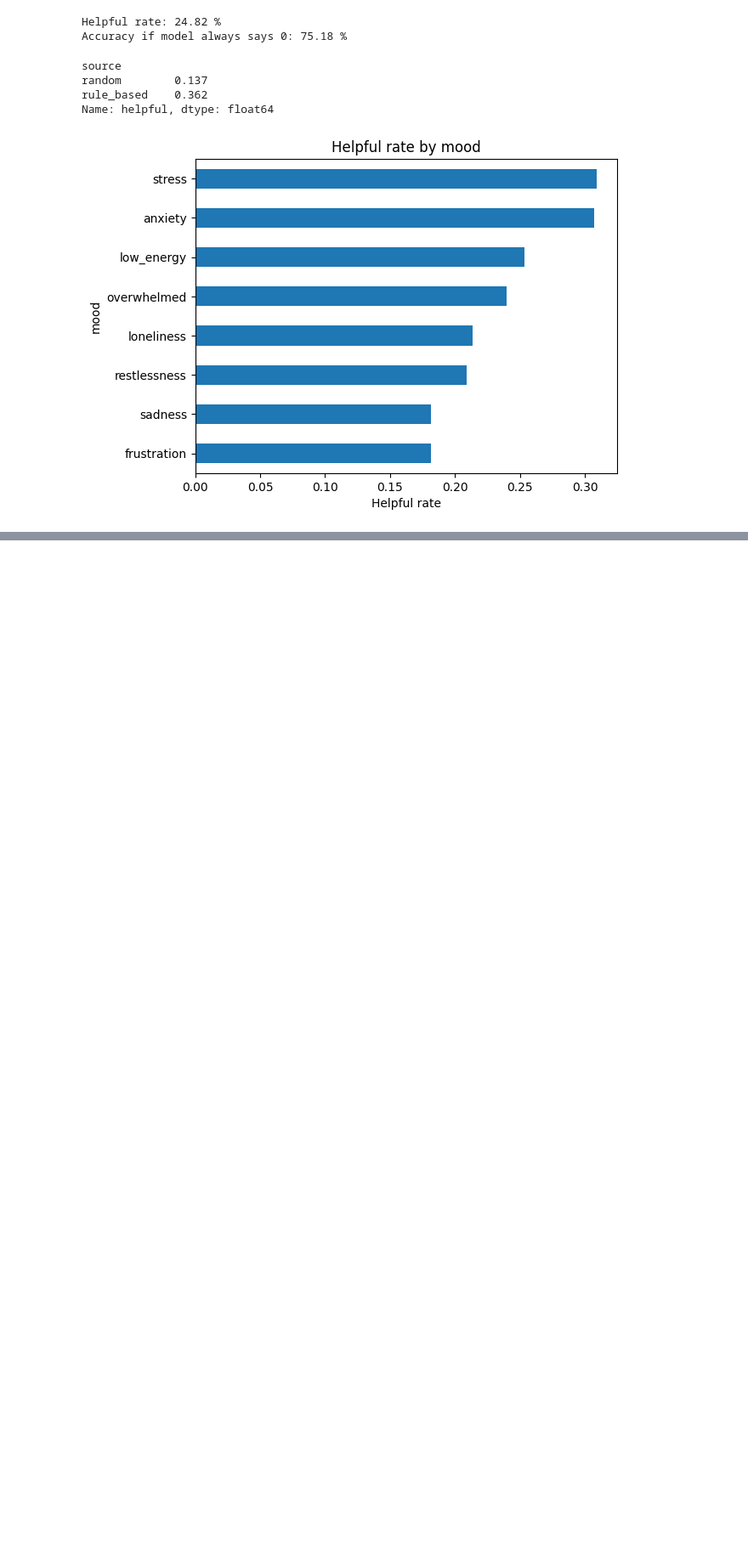
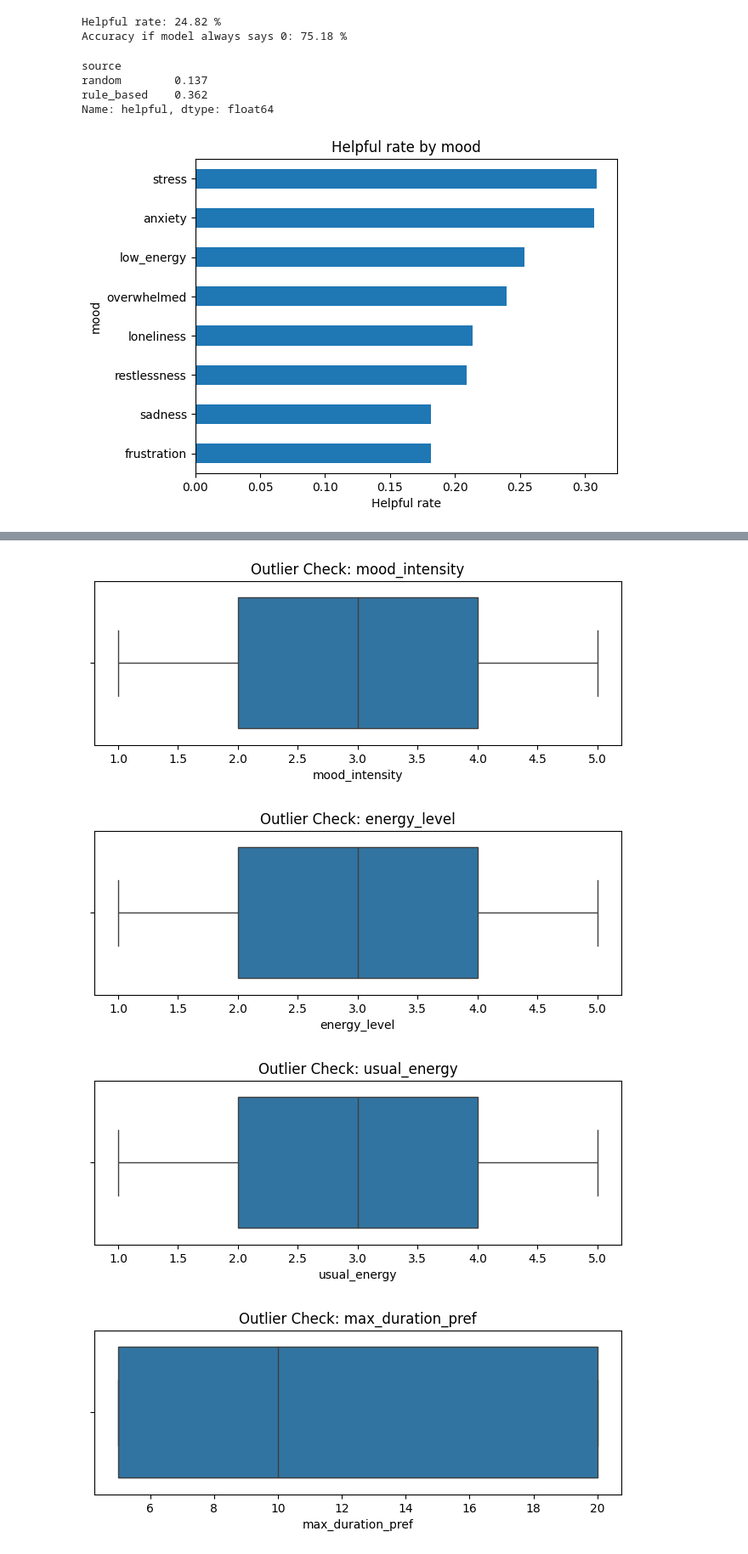
Before and after one commit to imsomya22092005-bot/Mindora, a Jupyter notebook: personalized_suggestion/personalized_coping_recommendation_model.ipynb, the cells around one changed output, grey strips where cells are left out. Shown at 85% size. Cells and saved outputs as stored; diff of their text form; code cells hidden in the pictures; blank space fills up the shorter version.

Commit message:
data cleaning checks

```diff
--- a/personalized_suggestion/personalized_coping_recommendation_model.ipynb
+++ b/personalized_suggestion/personalized_coping_recommendation_model.ipynb
@@ -112,0 +117,4 @@ plt.show()
+# %%
+print("Unknown or blank values:")
+for col in df.select_dtypes(include="object").columns:
+    print(col, (df[col].isin(["?", "Unknown", ""])).sum())
@@ -112,0 +149,15 @@ plt.show()
+# %%
+num_check_cols = [
+    "mood_intensity", "energy_level", "usual_energy",
+    "max_duration_pref", "energy_required", "duration_min", "difficulty"
+]
+for col in num_check_cols:
+    plt.figure(figsize=(8, 2.5))
+    sns.boxplot(x=df[col])
+    plt.title("Outlier Check: " + col)
+    plt.show()
+# %% [output]
+[figure, added]
+[figure, added]
+[figure, added]
+[figure, added]
```
Also changed, not shown: parts of 7 cells of this notebook.
